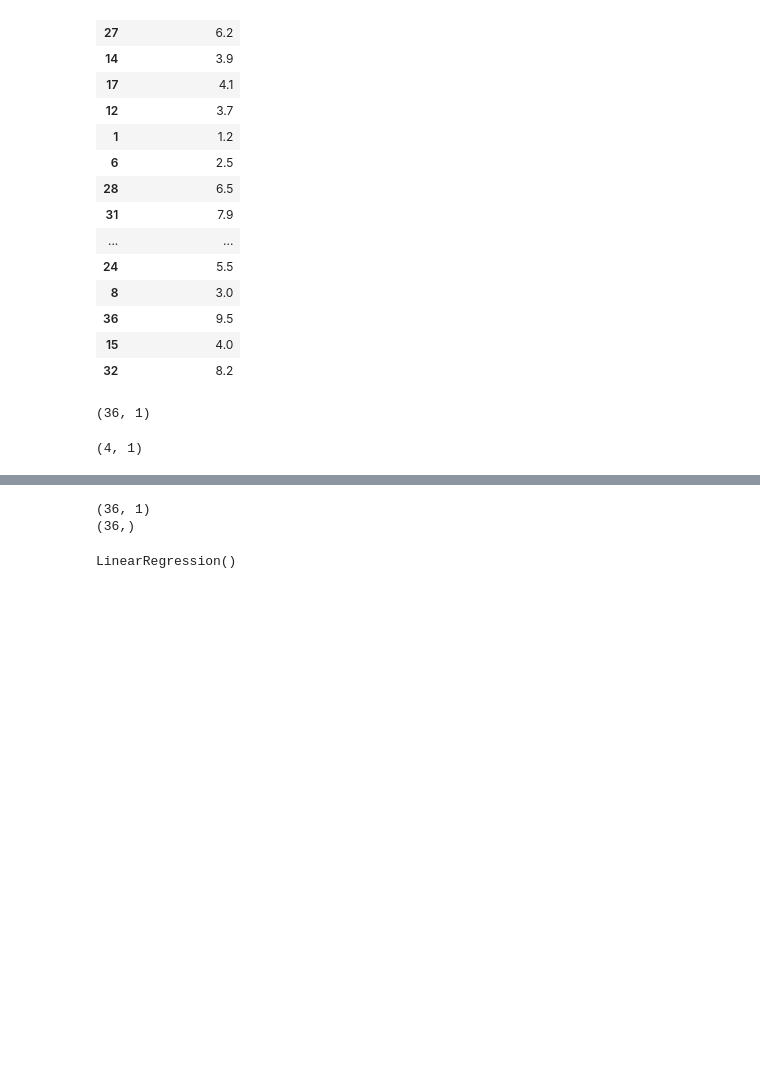
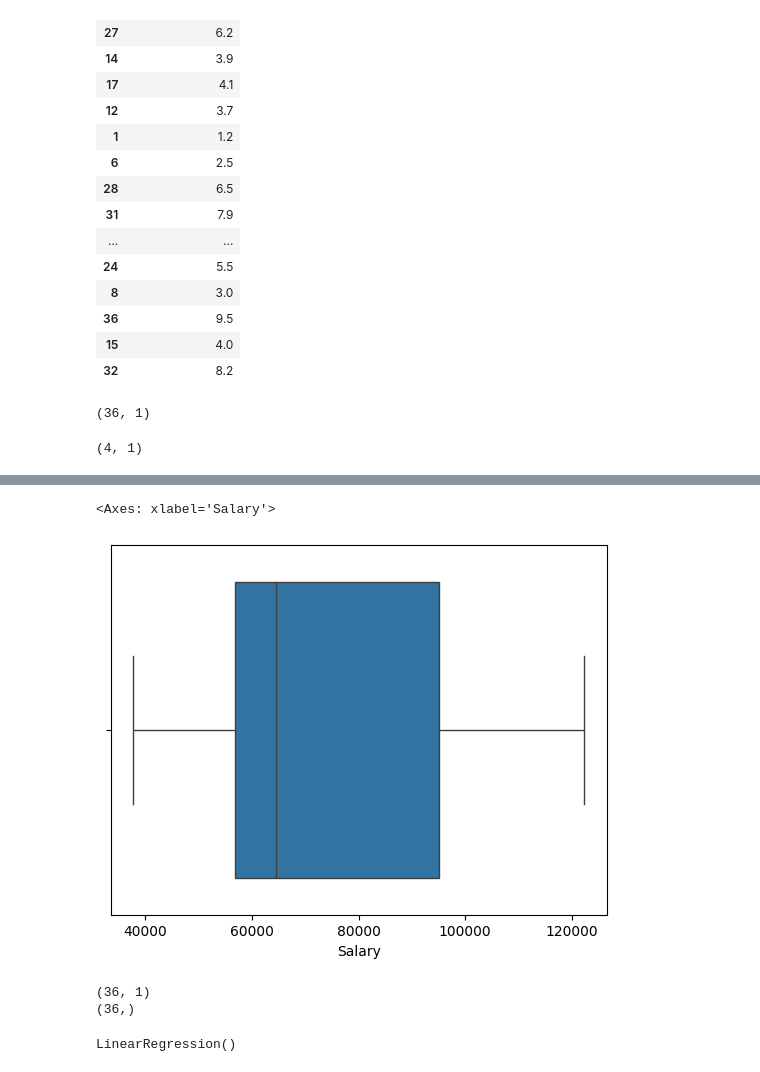
Before and after one commit to ayushsunil/ML, a Jupyter notebook: base.ipynb, the cells around one changed output, grey strips where cells are left out. Saved outputs shown, nothing was run; the diff lists cells and outputs as text; code cells hidden in the pictures; blank space fills up the shorter version.

```diff
--- a/base.ipynb
+++ b/base.ipynb
@@ -191,3 +236,9 @@ y_train.shape
+# %%
+import seaborn as sns
+sns.boxplot(x=sal['Salary'])
+# %% [output]
+<Axes: xlabel='Salary'>
+[figure, added]
 # %%
 from sklearn.model_selection import train_test_split
 from sklearn.linear_model import LinearRegression
```
Also changed, not shown: parts of 6 cells of this notebook.
